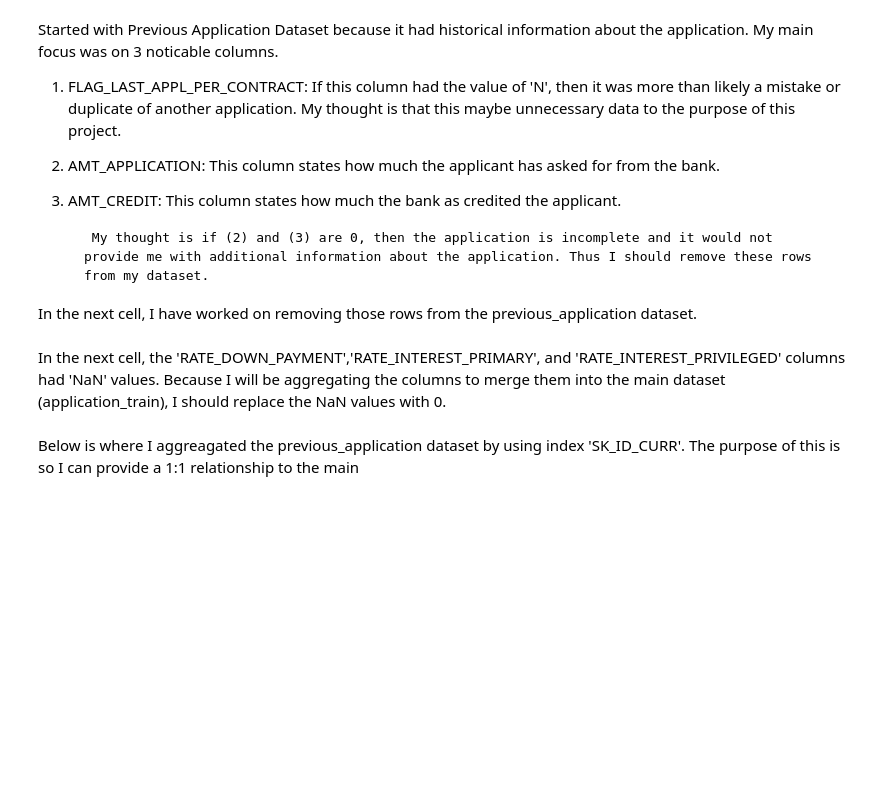
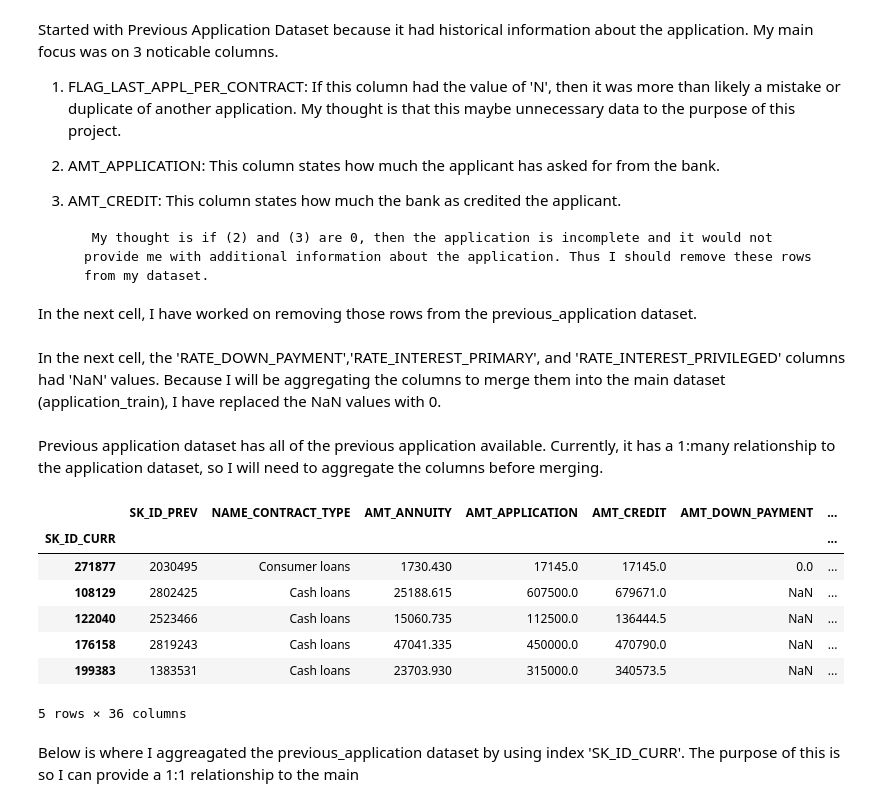
Before and after one commit to nervster/CapstoneProject1, a Jupyter notebook: Capstone1.ipynb, the cells around one changed output. Saved outputs shown, nothing was run; the diff lists cells and outputs as text; code cells hidden in the pictures; blank space fills up the shorter version.

```diff
--- a/Capstone1.ipynb
+++ b/Capstone1.ipynb
@@ -28,9 +29,22 @@ In the next cell, I have worked on removing those rows from the previous_applica
 df_previous_application = df_previous_application.drop(df_previous_application[df_previous_application['FLAG_LAST_APPL_PER_CONTRACT']=='N'].index)
 df_previous_application = df_previous_application.drop(df_previous_application[(df_previous_application['AMT_APPLICATION']==0.0) & (df_previous_application['AMT_CREDIT']==0.0)].index)
 # %% [markdown]
-In the next cell, the 'RATE_DOWN_PAYMENT','RATE_INTEREST_PRIMARY', and 'RATE_INTEREST_PRIVILEGED' columns had 'NaN' values. Because I will be aggregating the columns to merge them into the main dataset (application_train), I should replace the NaN values with 0.
+In the next cell, the 'RATE_DOWN_PAYMENT','RATE_INTEREST_PRIMARY', and 'RATE_INTEREST_PRIVILEGED' columns had 'NaN' values. Because I will be aggregating the columns to merge them into the main dataset (application_train), I have replaced the NaN values with 0.
 # %%
 df_previous_application[['RATE_DOWN_PAYMENT','RATE_INTEREST_PRIMARY','RATE_INTEREST_PRIVILEGED']] = df_previous_application[['RATE_DOWN_PAYMENT','RATE_INTEREST_PRIMARY','RATE_INTEREST_PRIVILEGED']].fillna(0.0)
+# %% [markdown]
+Previous application dataset has all of the previous application available. Currently, it has a 1:many relationship to the application dataset, so I will need to aggregate the columns before merging.
+# %%
+df_previous_application.head()
+# %% [output]
+|  | SK_ID_PREV | NAME_CONTRACT_TYPE | AMT_ANNUITY | AMT_APPLICATION | AMT_CREDIT | AMT_DOWN_PAYMENT | ... |
+| SK_ID_CURR |  |  |  |  |  |  | ... |
+| 271877 | 2030495 | Consumer loans | 1730.430 | 17145.0 | 17145.0 | 0.0 | ... |
+| 108129 | 2802425 | Cash loans | 25188.615 | 607500.0 | 679671.0 | NaN | ... |
+| 122040 | 2523466 | Cash loans | 15060.735 | 112500.0 | 136444.5 | NaN | ... |
+| 176158 | 2819243 | Cash loans | 47041.335 | 450000.0 | 470790.0 | NaN | ... |
+| 199383 | 1383531 | Cash loans | 23703.930 | 315000.0 | 340573.5 | NaN | ... |
+5 rows × 36 columns
 # %% [markdown]
 Below is where I aggreagated the previous_application dataset by using index 'SK_ID_CURR'. The purpose of this is so I can provide a 1:1 relationship to the main
 # %%
```
Also changed, not shown: parts of 14 cells of this notebook.
